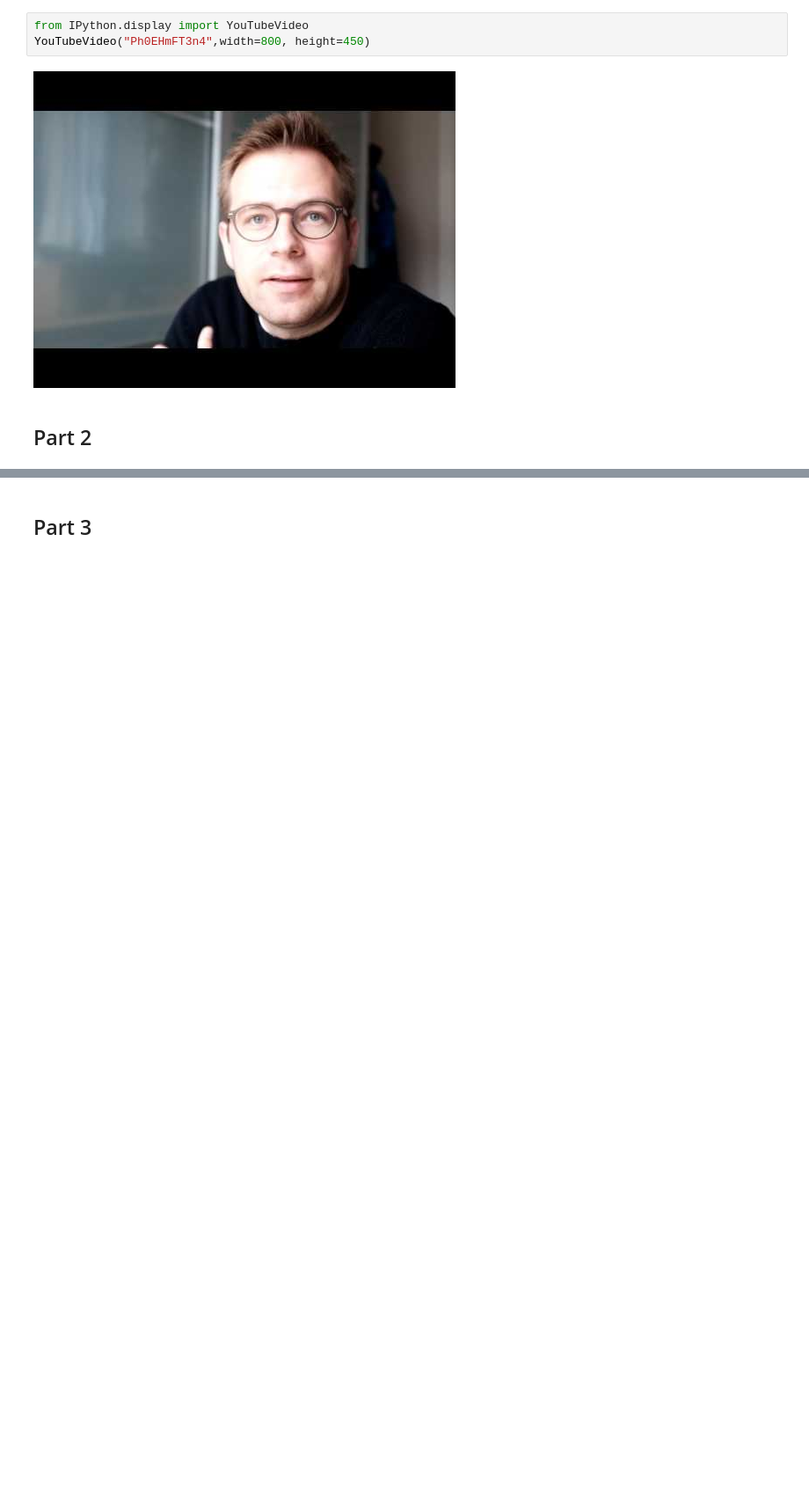
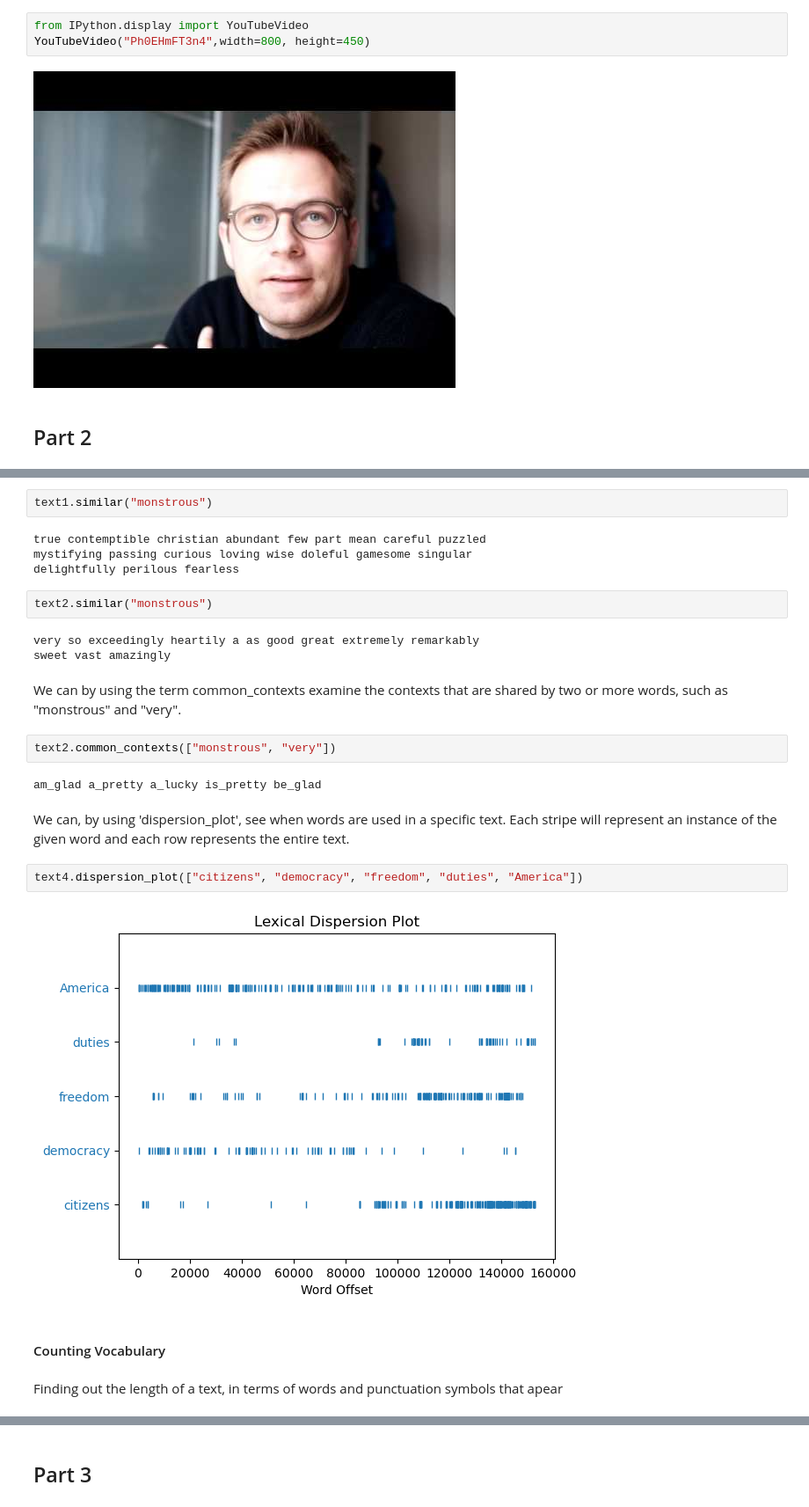
Before and after one commit to AleksandarLukic96/02805_Social_Graphs_and_Interactions, a Jupyter notebook: Exercise_solutions/Week_6.ipynb, the cells around one changed output, grey strips where cells are left out. Shown at 88% size. Saved outputs shown, nothing was run; the diff lists cells and outputs as text; blank space fills up the shorter version.

Commit message:
adding part 1 and 2 to week 6

```diff
--- a/Exercise_solutions/Week_6.ipynb
+++ b/Exercise_solutions/Week_6.ipynb
@@ -11,0 +71,27 @@ YouTubeVideo("Ph0EHmFT3n4",width=800, height=450)
+# %%
+text1.similar("monstrous")
+# %% [output]
+true contemptible christian abundant few part mean careful puzzled
+mystifying passing curious loving wise doleful gamesome singular
+delightfully perilous fearless
+# %%
+text2.similar("monstrous")
+# %% [output]
+very so exceedingly heartily a as good great extremely remarkably
+sweet vast amazingly
+# %% [markdown]
+We can by using the term common_contexts examine the contexts that are shared by two or more words, such as "monstrous" and "very".
+# %%
+text2.common_contexts(["monstrous", "very"])
+# %% [output]
+am_glad a_pretty a_lucky is_pretty be_glad
+# %% [markdown]
+We can, by using 'dispersion_plot', see when words are used in a specific text. Each stripe will represent an instance of the given word and each row represents the entire text.
+# %%
+text4.dispersion_plot(["citizens", "democracy", "freedom", "duties", "America"])
+# %% [output]
+[figure, added]
+# %% [markdown]
+#### Counting Vocabulary
+# %% [markdown]
+Finding out the length of a text, in terms of words and punctuation symbols that apear
```
Also changed, not shown: parts of 26 cells of this notebook.
